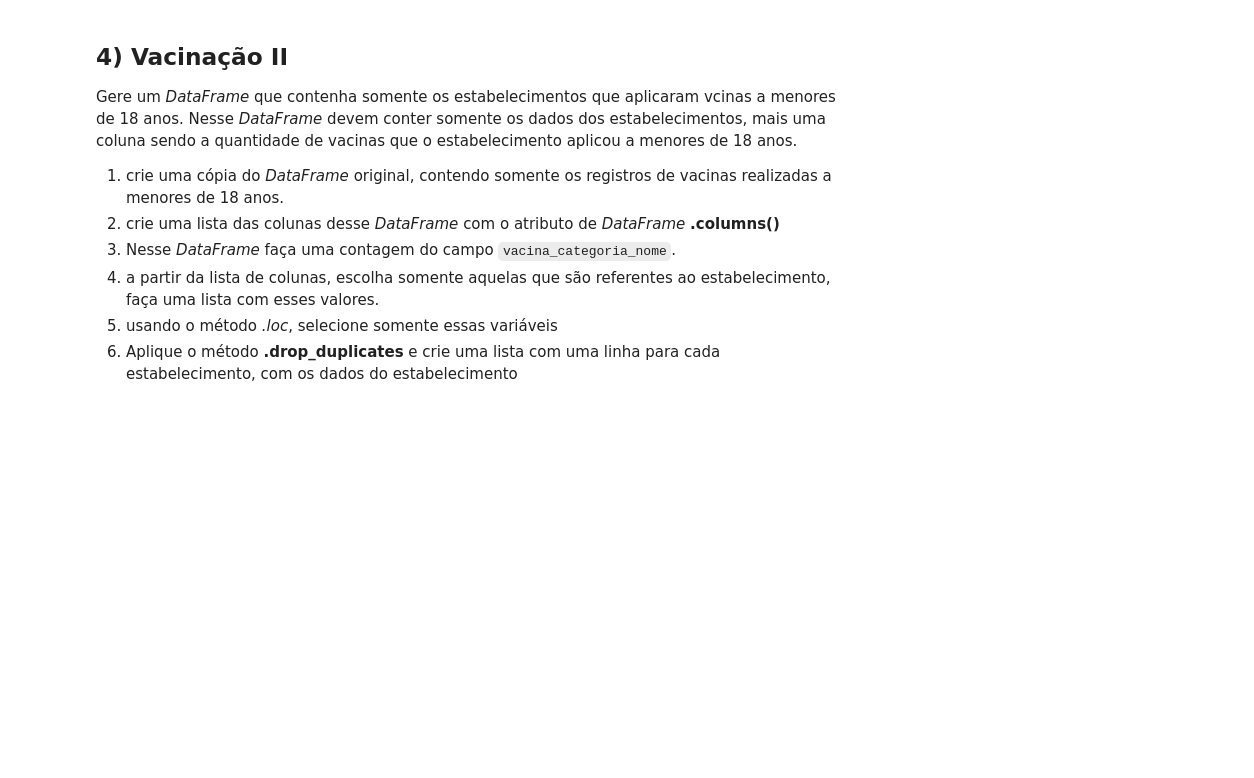
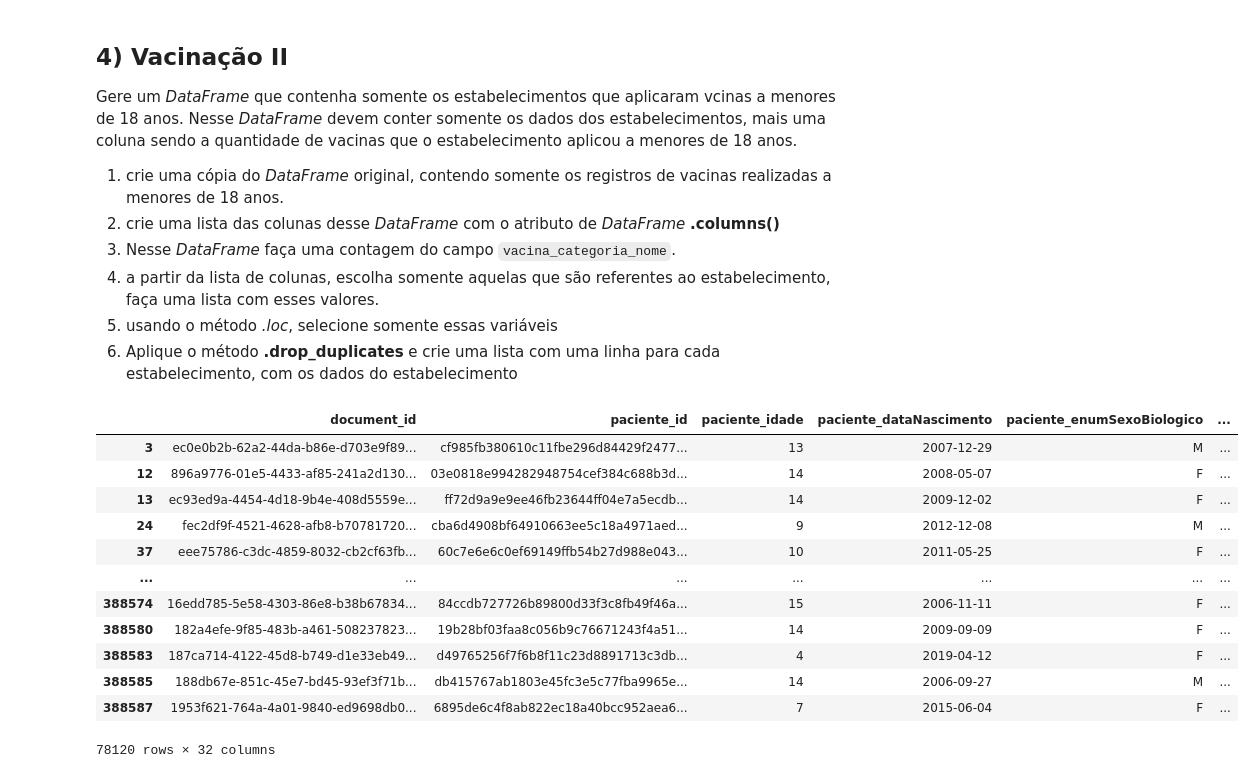
Before and after one commit to EnzoBentoMartins/Praticando_4, a Jupyter notebook: Mod04_Tarefa_aula_03_a_05_(base) (1).ipynb, the cells around one changed output. Drawn from its saved outputs; the diff is of its cells as text; code cells hidden in the pictures; blank space fills up the shorter version.

```diff
--- a/Mod04_Tarefa_aula_03_a_05_(base) (1).ipynb
+++ b/Mod04_Tarefa_aula_03_a_05_(base) (1).ipynb
@@ -231,0 +216,3 @@ HTTPError: HTTP Error 403: Forbidden
+# %%
+pd.set_option('display.max_columns', None)
+df.head(2)
@@ -231,0 +223,4 @@ HTTPError: HTTP Error 403: Forbidden
+# %%
+df = pd.read_csv('part-00000-f720783d-f096-492e-a8d6-3c37db927048.c000.csv', sep=';')
+df_vacinas = len(df['vacina_fabricante_nome'].unique())
+df_vacinas
@@ -231,0 +249,4 @@ HTTPError: HTTP Error 403: Forbidden
+# %%
+# 4)
+df_men_idade = pd.DataFrame(df.loc[df['paciente_idade'] < 18])
+df_men_idade['paciente_idade'].count()
@@ -241,3 +270,19 @@ Gere um *DataFrame* que contenha somente os estabelecimentos que aplicaram vcina
 5. Aplique o método **.drop_duplicates** e crie uma lista com uma linha para cada estabelecimento, com os dados do estabelecimento
 # %%
 # 1)
+df_men_dezoito = df_men_idade.copy()
+df_men_dezoito
+# %% [output]
+|  | document_id | paciente_id | paciente_idade | paciente_dataNascimento | paciente_enumSexoBiologico | ... |
+| 3 | ec0e0b2b-62a2-44da-b86e-d703e9f89... | cf985fb380610c11fbe296d84429f2477... | 13 | 2007-12-29 | M | ... |
+| 12 | 896a9776-01e5-4433-af85-241a2d130... | 03e0818e994282948754cef384c688b3d... | 14 | 2008-05-07 | F | ... |
+| 13 | ec93ed9a-4454-4d18-9b4e-408d5559e... | ff72d9a9e9ee46fb23644ff04e7a5ecdb... | 14 | 2009-12-02 | F | ... |
+| 24 | fec2df9f-4521-4628-afb8-b70781720... | cba6d4908bf64910663ee5c18a4971aed... | 9 | 2012-12-08 | M | ... |
+| 37 | eee75786-c3dc-4859-8032-cb2cf63fb... | 60c7e6e6c0ef69149ffb54b27d988e043... | 10 | 2011-05-25 | F | ... |
+| ... | ... | ... | ... | ... | ... | ... |
+| 388574 | 16edd785-5e58-4303-86e8-b38b67834... | 84ccdb727726b89800d33f3c8fb49f46a... | 15 | 2006-11-11 | F | ... |
+| 388580 | 182a4efe-9f85-483b-a461-508237823... | 19b28bf03faa8c056b9c76671243f4a51... | 14 | 2009-09-09 | F | ... |
+| 388583 | 187ca714-4122-45d8-b749-d1e33eb49... | d49765256f7f6b8f11c23d8891713c3db... | 4 | 2019-04-12 | F | ... |
+| 388585 | 188db67e-851c-45e7-bd45-93ef3f71b... | db415767ab1803e45fc3e5c77fba9965e... | 14 | 2006-09-27 | M | ... |
+| 388587 | 1953f621-764a-4a01-9840-ed9698db0... | 6895de6c4f8ab822ec18a40bcc952aea6... | 7 | 2015-06-04 | F | ... |
+78120 rows × 32 columns
```
Also changed, not shown: parts of 20 cells of this notebook.
